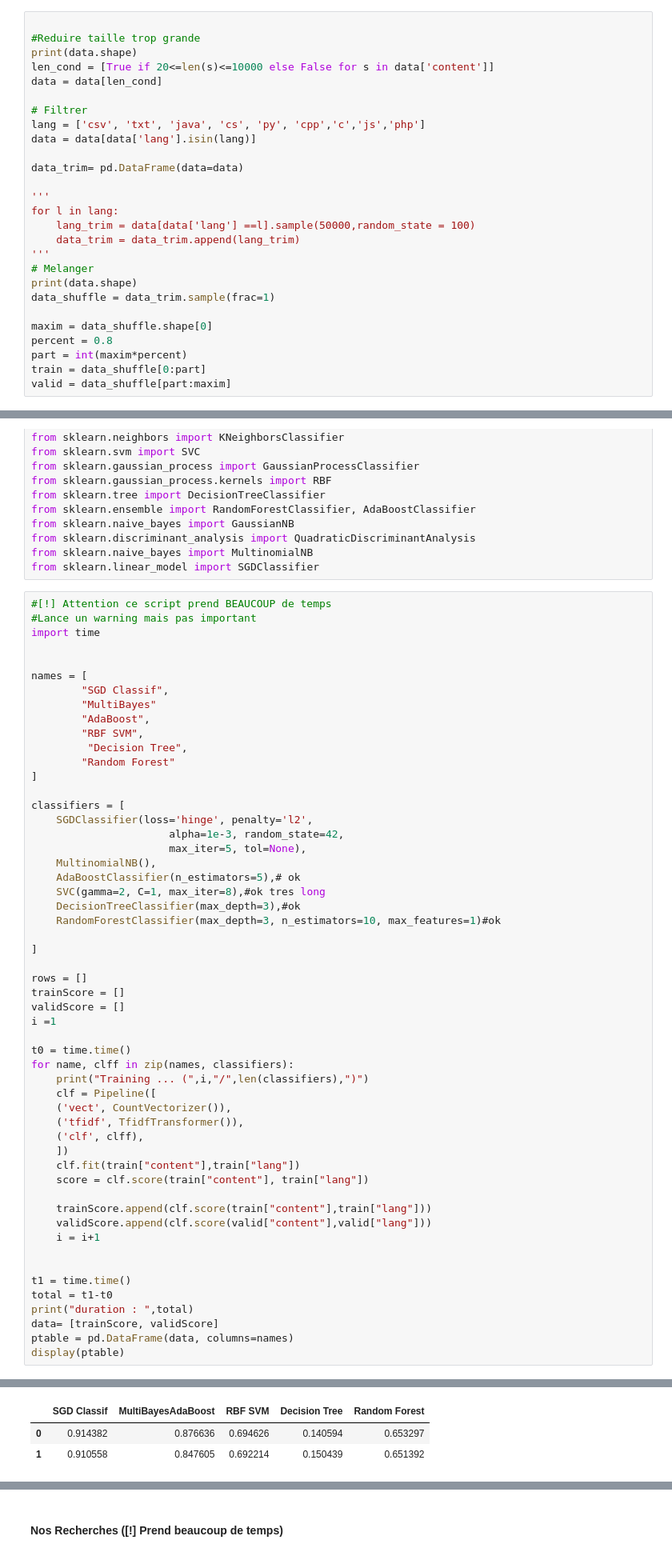
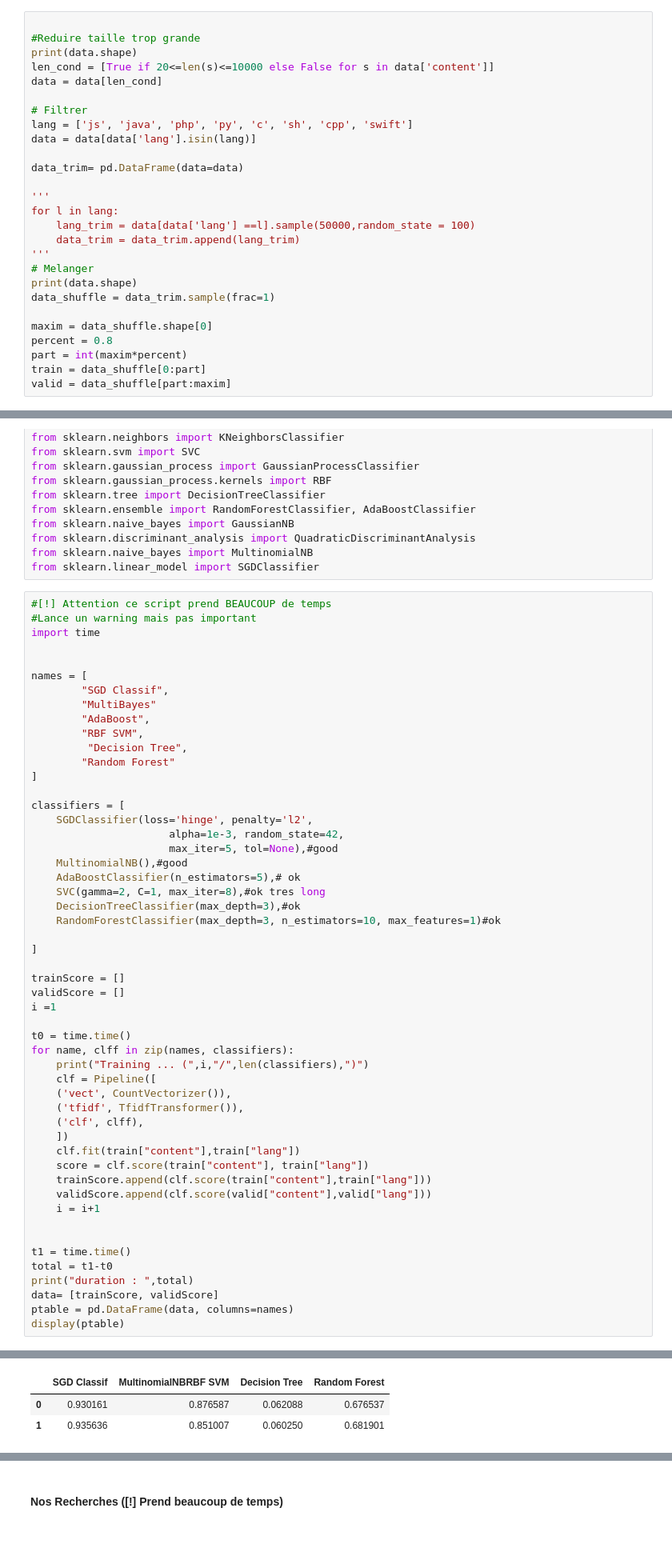
Before and after one commit to kilca/AI-CodingLanguage-Recognition, a Jupyter notebook: IAPA-Projet.ipynb, the cells around one changed output, grey strips where cells are left out. Shown at 80% size. Drawn from its saved outputs; the diff is of its cells as text.

```diff
--- a/IAPA-Projet.ipynb
+++ b/IAPA-Projet.ipynb
@@ -44,7 +42,7 @@ len_cond = [True if 20<=len(s)<=10000 else False for s in data['content']]
 data = data[len_cond]
 
 # Filtrer
-lang = ['csv', 'txt', 'java', 'cs', 'py', 'cpp','c','js','php']
+lang = ['js', 'java', 'php', 'py', 'c', 'sh', 'cpp', 'swift']
 data = data[data['lang'].isin(lang)]
 
 data_trim= pd.DataFrame(data=data)
@@ -154,8 +152,8 @@ names = [
 classifiers = [
     SGDClassifier(loss='hinge', penalty='l2',
                       alpha=1e-3, random_state=42,
-                      max_iter=5, tol=None),
-    MultinomialNB(),
+                      max_iter=5, tol=None),#good
+    MultinomialNB(),#good
     AdaBoostClassifier(n_estimators=5),# ok
     SVC(gamma=2, C=1, max_iter=8),#ok tres long
     DecisionTreeClassifier(max_depth=3),#ok
@@ -163,7 +161,6 @@ classifiers = [
 
 ]
 
-rows = []
 trainScore = []
 validScore = []
 i =1
@@ -178,7 +175,6 @@ for name, clff in zip(names, classifiers):
     ])
     clf.fit(train["content"],train["lang"])
     score = clf.score(train["content"], train["lang"])
-
     trainScore.append(clf.score(train["content"],train["lang"]))
     validScore.append(clf.score(valid["content"],valid["lang"]))
     i = i+1
@@ -200,3 +195,3 @@ duration :  486.5661189556122
-|  | SGD Classif | MultiBayesAdaBoost | RBF SVM | Decision Tree | Random Forest |
-| 0 | 0.914382 | 0.876636 | 0.694626 | 0.140594 | 0.653297 |
-| 1 | 0.910558 | 0.847605 | 0.692214 | 0.150439 | 0.651392 |
+|  | SGD Classif | MultinomialNBRBF SVM | Decision Tree | Random Forest |
+| 0 | 0.930161 | 0.876587 | 0.062088 | 0.676537 |
+| 1 | 0.935636 | 0.851007 | 0.060250 | 0.681901 |
```
Also changed, not shown: parts of 27 cells of this notebook.
